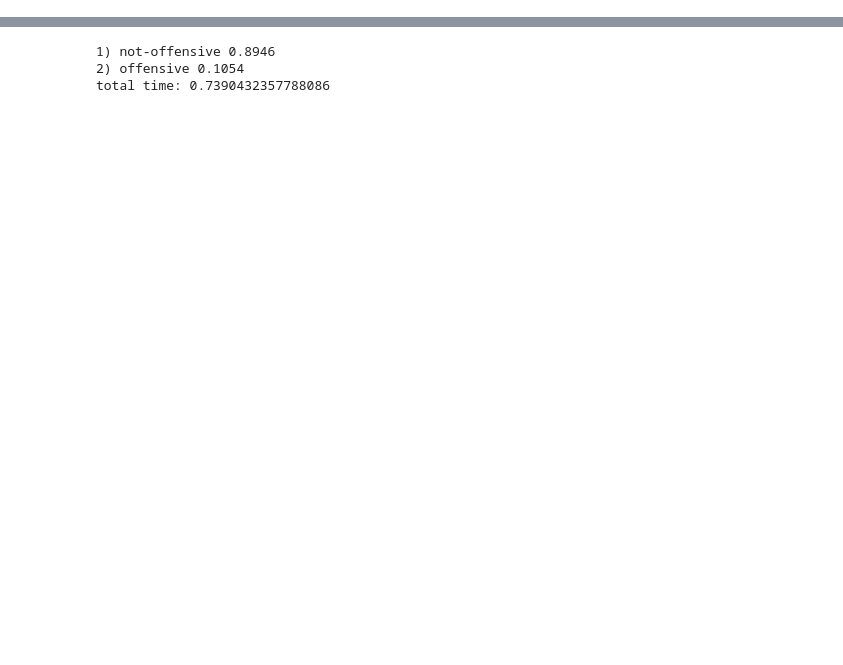
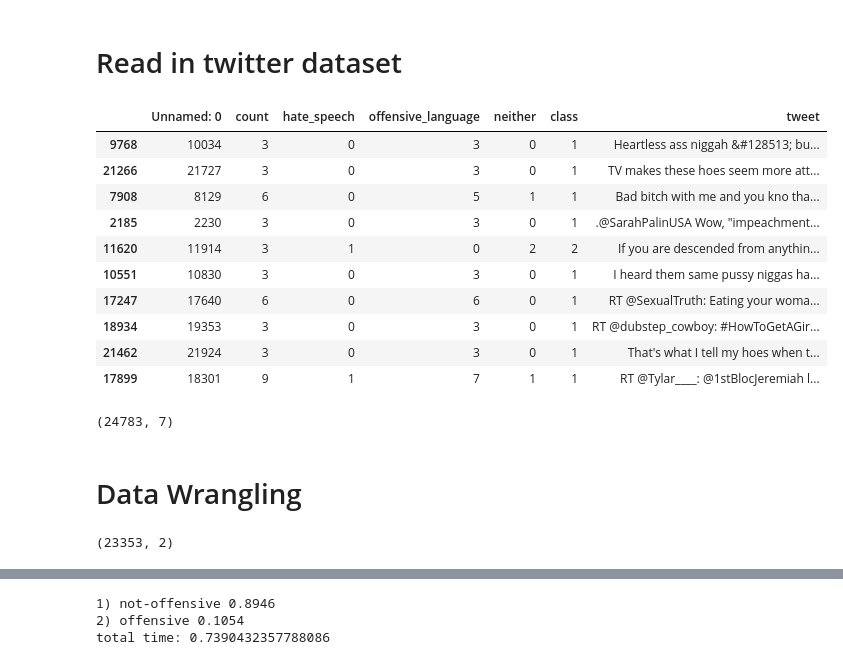
Before and after one commit to ellerywuyn/LEAR-lab, a Jupyter notebook: profanity.ipynb, the cells around one changed output, grey strips where cells are left out. Saved outputs shown, nothing was run; the diff lists cells and outputs as text; code cells hidden in the pictures; blank space fills up the shorter version.

```diff
--- a/profanity.ipynb
+++ b/profanity.ipynb
@@ -77,3 +79,27 @@ labels = [row[1] for row in csvreader if len(row) > 1]
 # output = model(encoded_input)
 # scores = output[0][0].numpy()
 # scores = softmax(scores)
+# %% [markdown]
+# Read in twitter dataset
+# %%
+tweets_df = pd.read_csv("labeled_data.csv")
+# %%
+tweets_df.sample(10)
+# %% [output]
+|  | Unnamed: 0 | count | hate_speech | offensive_language | neither | class | tweet |
+| 9768 | 10034 | 3 | 0 | 3 | 0 | 1 | Heartless ass niggah &#128513; bu... |
+| 21266 | 21727 | 3 | 0 | 3 | 0 | 1 | TV makes these hoes seem more att... |
+| 7908 | 8129 | 6 | 0 | 5 | 1 | 1 | Bad bitch with me and you kno tha... |
+| 2185 | 2230 | 3 | 0 | 3 | 0 | 1 | .@SarahPalinUSA Wow, "impeachment... |
+| 11620 | 11914 | 3 | 1 | 0 | 2 | 2 | If you are descended from anythin... |
+| 10551 | 10830 | 3 | 0 | 3 | 0 | 1 | I heard them same pussy niggas ha... |
+| 17247 | 17640 | 6 | 0 | 6 | 0 | 1 | RT @SexualTruth: Eating your woma... |
+| 18934 | 19353 | 3 | 0 | 3 | 0 | 1 | RT @dubstep_cowboy: #HowToGetAGir... |
+| 21462 | 21924 | 3 | 0 | 3 | 0 | 1 | That's what I tell my hoes when t... |
+| 17899 | 18301 | 9 | 1 | 7 | 1 | 1 | RT @Tylar____: @1stBlocJeremiah l... |
+# %%
+tweets_df.shape
+# %% [output]
+(24783, 7)
+# %% [markdown]
+# Data Wrangling
@@ -79,0 +112,4 @@ labels = [row[1] for row in csvreader if len(row) > 1]
+# %%
+tweets_df_interest.shape
+# %% [output]
+(23353, 2)
```
Also changed, not shown: parts of 12 cells of this notebook.
